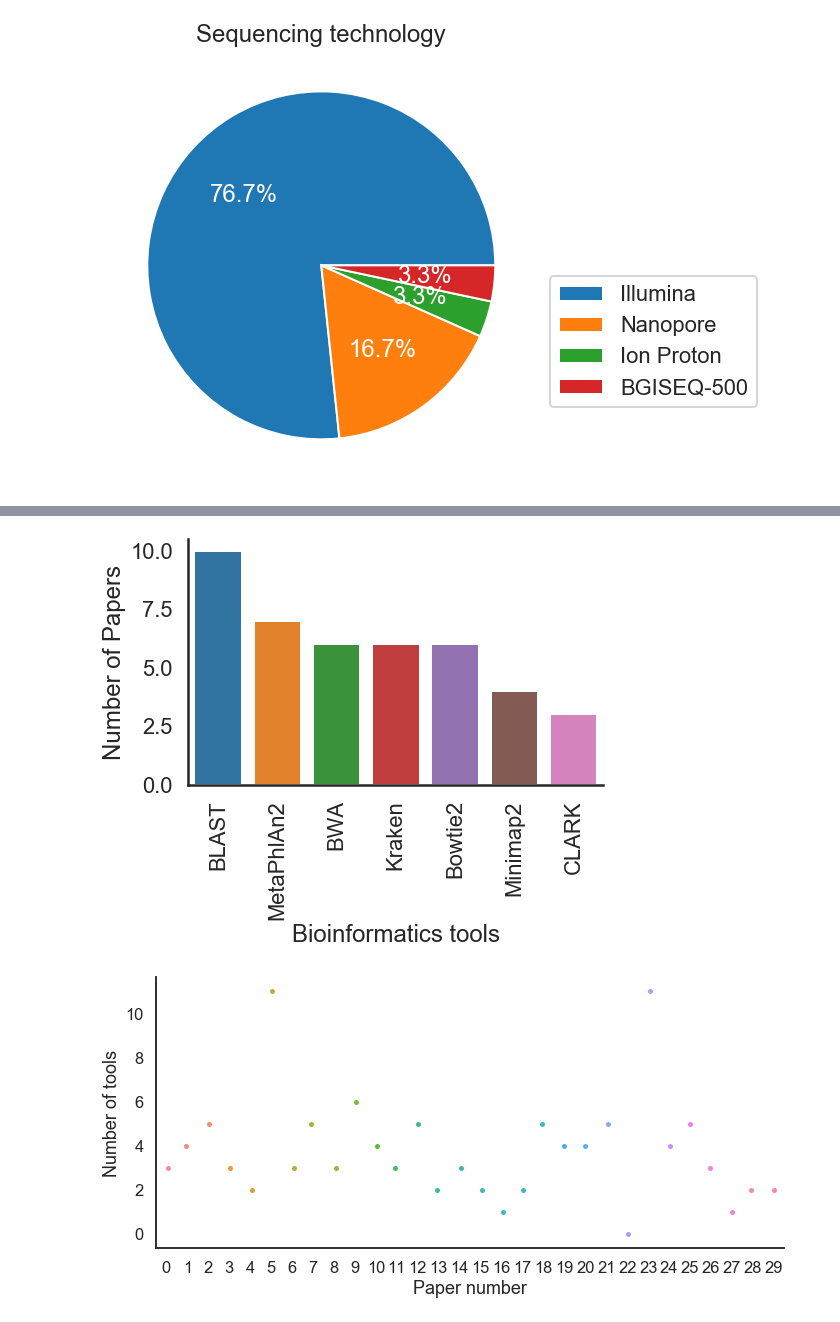
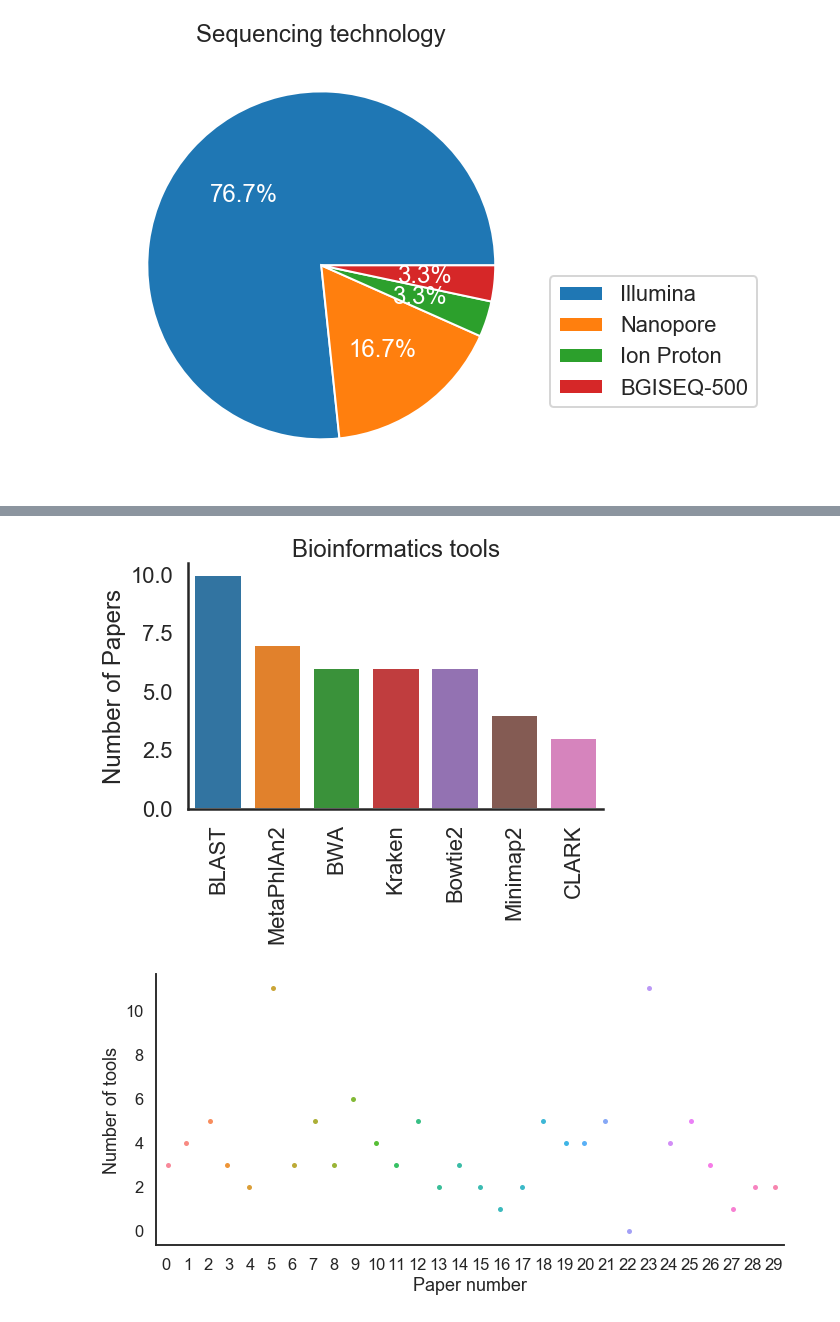
Before and after one commit to LizChang/Review-Paper-Figures, a Jupyter notebook: notebooks/table.ipynb, the cells around one changed output, grey strips where cells are left out. Drawn from its saved outputs; the diff is of its cells as text; code cells hidden in the pictures.

Commit message:
figures and multipanel figure update

```diff
--- a/notebooks/table.ipynb
+++ b/notebooks/table.ipynb
@@ -116,16 +116,18 @@ Name: bioinformatics tools, dtype: int64
 # %%
 #table = pd.DataFrame({'bioinformatics tools': [9,7,6,6,6,4,3]}, index=['BLAST','MetaPhlAn2','BWA','Kraken','Bowtie2','Minimap2','CLARK'])
 #plot = table.plot.pie(subplots=True, figsize=(8,8),legend=None)
 #plt.ylabel("")
 
 sns.set_style('white')
 sns.set_context('poster')
-g=sns.catplot(y='count', x='Bioinformatics tools',kind='bar',data=pd.read_csv('../data/biotools_count.csv'),aspect=1.5)
+g=sns.catplot(y='count',x='Bioinformatics tools',kind='bar',data=pd.read_csv('../data/biotools_count.csv'),aspect=1.5)
 g.set(ylabel = "Number of Papers")
+g.set(xlabel = "")
+plt.title("Bioinformatics tools")
 plt.xticks(rotation=90,ha="center")
 plt.savefig('../figures/bioinformatics_tools_bar.png',bbox_inches='tight')
 # %% [output]
-[figure, old version]
+[figure, new version]
 # %%
 tl = pd.read_csv('../data/nm.of.tools.csv')
 sns.set_style('white')
```
Also changed, not shown: parts of 2 cells of this notebook, 10 other files.
